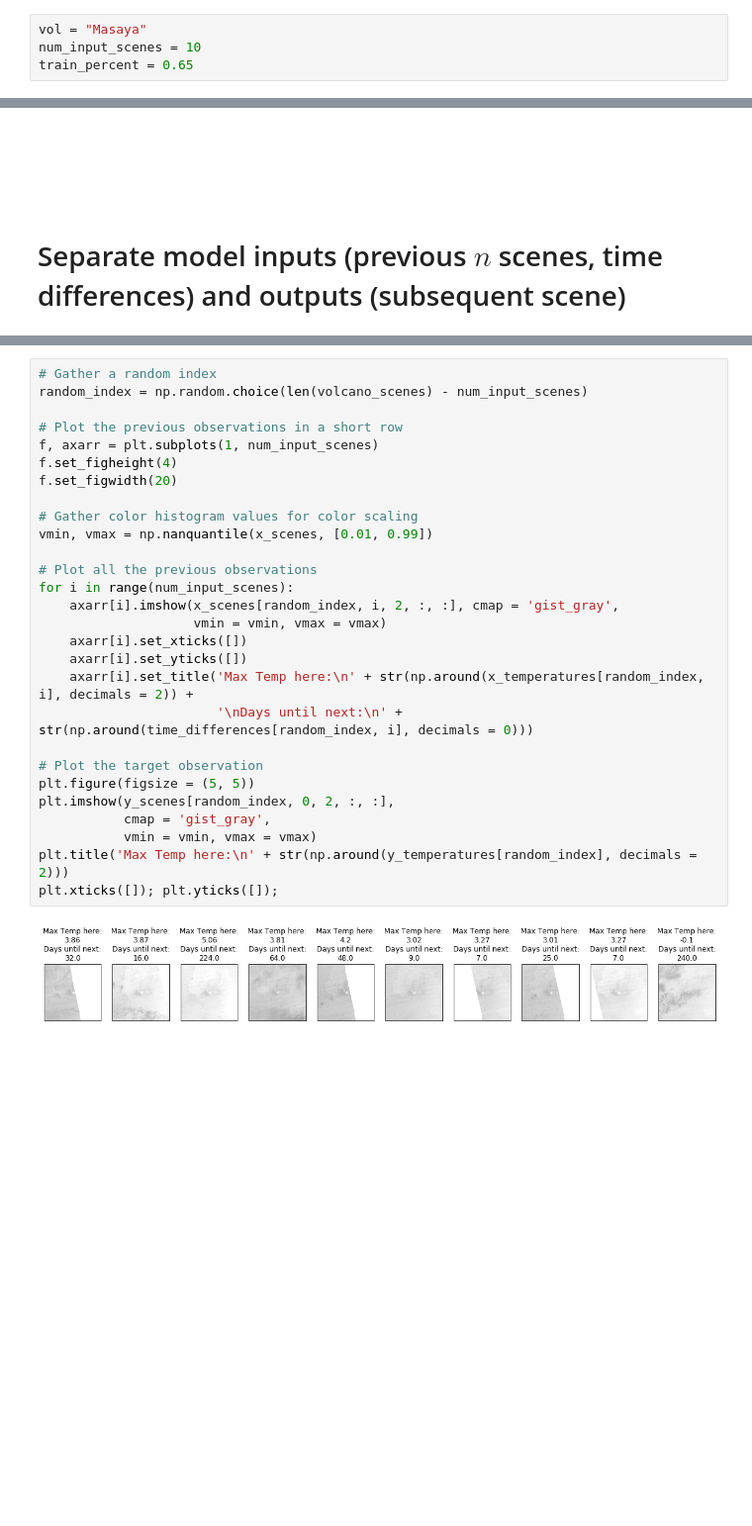
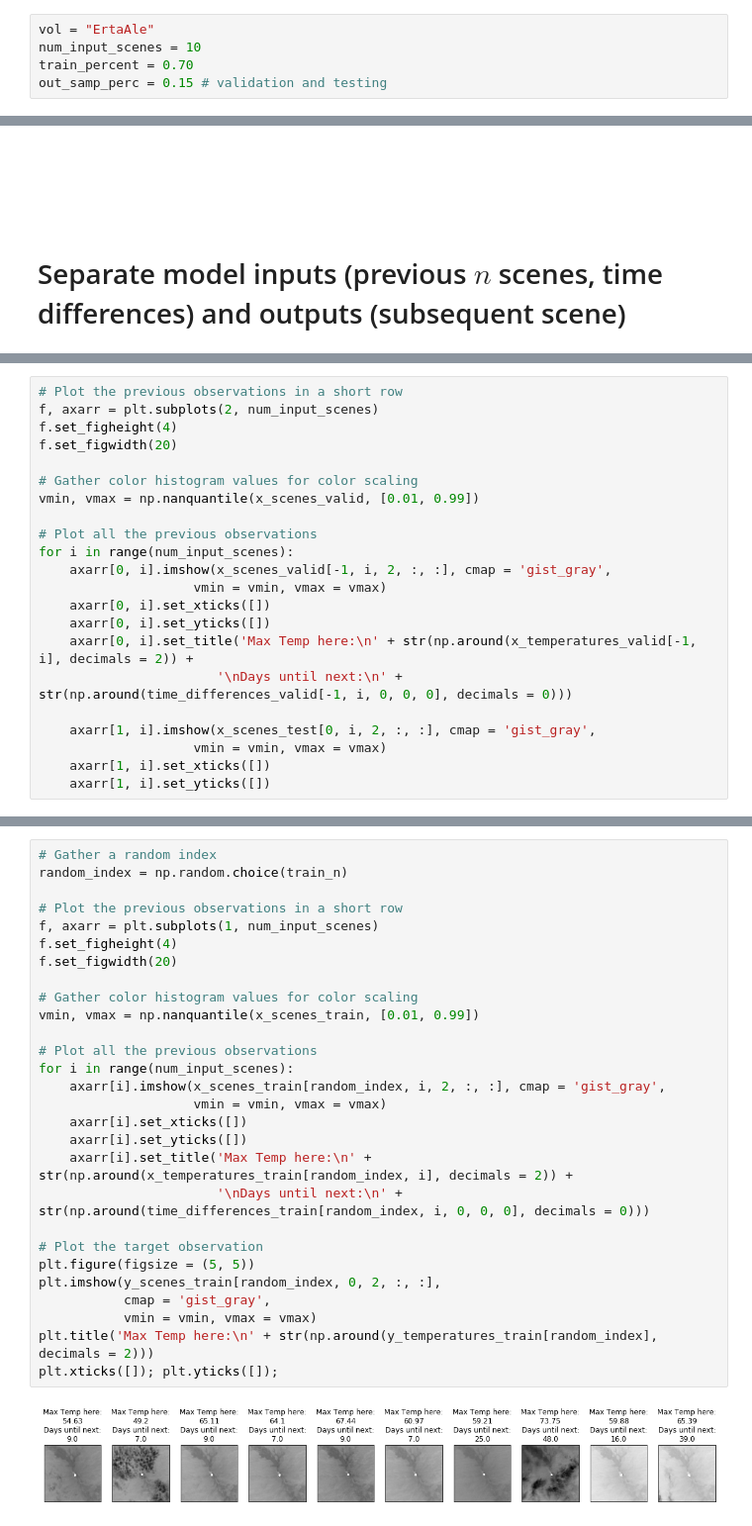
Before and after one commit to jdiaz4302/VolcanoesIR, a Jupyter notebook: 08_prepare_for_training.ipynb, the cells around one changed output, grey strips where cells are left out. Shown at 99% size. Drawn from its saved outputs; the diff is of its cells as text; blank space fills up the shorter version.

Commit message:
Significant contribution of data partitions and time preparation

```diff
--- a/08_prepare_for_training.ipynb
+++ b/08_prepare_for_training.ipynb
@@ -12,9 +12,10 @@ from torch.utils import data
 <br><br><br><br>
 # Required input
 # %%
-vol = "Masaya"
+vol = "ErtaAle"
 num_input_scenes = 10
-train_percent = 0.65
+train_percent = 0.70
+out_samp_perc = 0.15 # validation and testing
 # %% [markdown]
 <br><br><br><br>
 # %% [markdown]
@@ -88,0 +168,22 @@ x_scenes.shape, y_scenes.shape, time_differences.shape
+# %%
+# Plot the previous observations in a short row
+f, axarr = plt.subplots(2, num_input_scenes)
+f.set_figheight(4)
+f.set_figwidth(20)
+
+# Gather color histogram values for color scaling
+vmin, vmax = np.nanquantile(x_scenes_valid, [0.01, 0.99])
+
+# Plot all the previous observations
+for i in range(num_input_scenes):
+    axarr[0, i].imshow(x_scenes_valid[-1, i, 2, :, :], cmap = 'gist_gray',
+                    vmin = vmin, vmax = vmax)
+    axarr[0, i].set_xticks([])
+    axarr[0, i].set_yticks([])
+    axarr[0, i].set_title('Max Temp here:\n' + str(np.around(x_temperatures_valid[-1, i], decimals = 2)) +
+                       '\nDays until next:\n' + str(np.around(time_differences_valid[-1, i, 0, 0, 0], decimals = 0)))
+
+    axarr[1, i].imshow(x_scenes_test[0, i, 2, :, :], cmap = 'gist_gray',
+                    vmin = vmin, vmax = vmax)
+    axarr[1, i].set_xticks([])
+    axarr[1, i].set_yticks([])
@@ -89,30 +194,30 @@ x_scenes.shape, y_scenes.shape, time_differences.shape
 # %%
 # Gather a random index
-random_index = np.random.choice(len(volcano_scenes) - num_input_scenes)
+random_index = np.random.choice(train_n)
 
 # Plot the previous observations in a short row
 f, axarr = plt.subplots(1, num_input_scenes)
 f.set_figheight(4)
 f.set_figwidth(20)
 
 # Gather color histogram values for color scaling
-vmin, vmax = np.nanquantile(x_scenes, [0.01, 0.99])
+vmin, vmax = np.nanquantile(x_scenes_train, [0.01, 0.99])
 
 # Plot all the previous observations
 for i in range(num_input_scenes):
-    axarr[i].imshow(x_scenes[random_index, i, 2, :, :], cmap = 'gist_gray',
+    axarr[i].imshow(x_scenes_train[random_index, i, 2, :, :], cmap = 'gist_gray',
                     vmin = vmin, vmax = vmax)
     axarr[i].set_xticks([])
     axarr[i].set_yticks([])
-    axarr[i].set_title('Max Temp here:\n' + str(np.around(x_temperatures[random_index, i], decimals = 2)) +
-                       '\nDays until next:\n' + str(np.around(time_differences[random_index, i], decimals = 0)))
+    axarr[i].set_title('Max Temp here:\n' + str(np.around(x_temperatures_train[random_index, i], decimals = 2)) +
+                       '\nDays until next:\n' + str(np.around(time_differences_train[random_index, i, 0, 0, 0], decimals = 0)))
 
 # Plot the target observation
 plt.figure(figsize = (5, 5))
-plt.imshow(y_scenes[random_index, 0, 2, :, :],
+plt.imshow(y_scenes_train[random_index, 0, 2, :, :],
            cmap = 'gist_gray',
            vmin = vmin, vmax = vmax)
-plt.title('Max Temp here:\n' + str(np.around(y_temperatures[random_index], decimals = 2)))
+plt.title('Max Temp here:\n' + str(np.around(y_temperatures_train[random_index], decimals = 2)))
 plt.xticks([]); plt.yticks([]);
 # %% [output]
-[figure, old version]
+[figure, new version]
```
Also changed, not shown: parts of 13 cells of this notebook.
